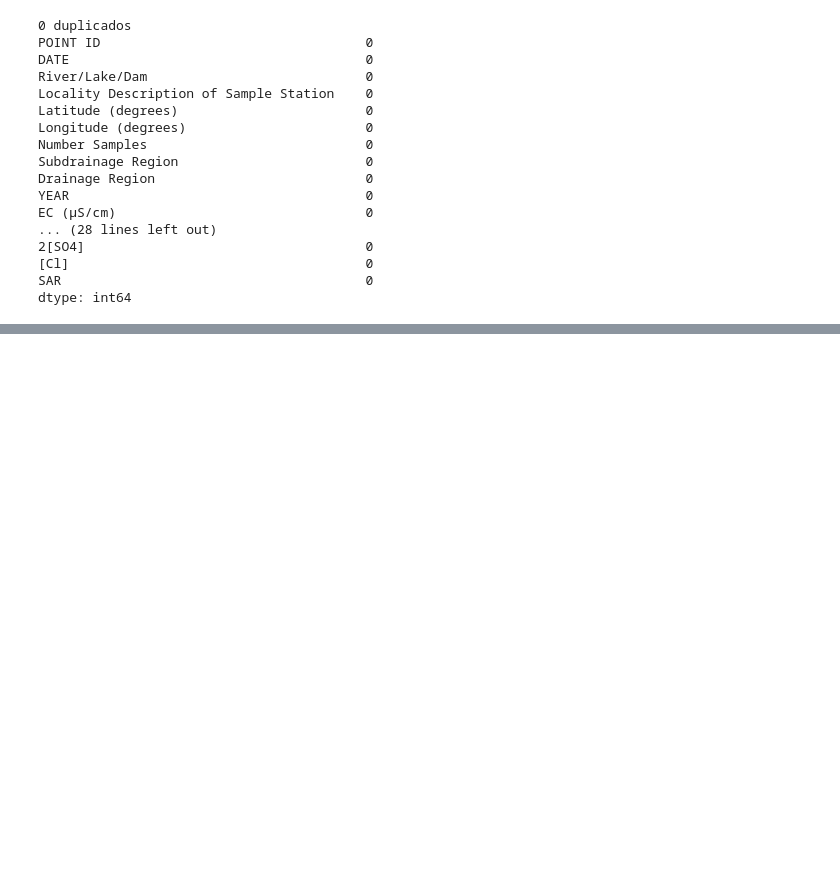
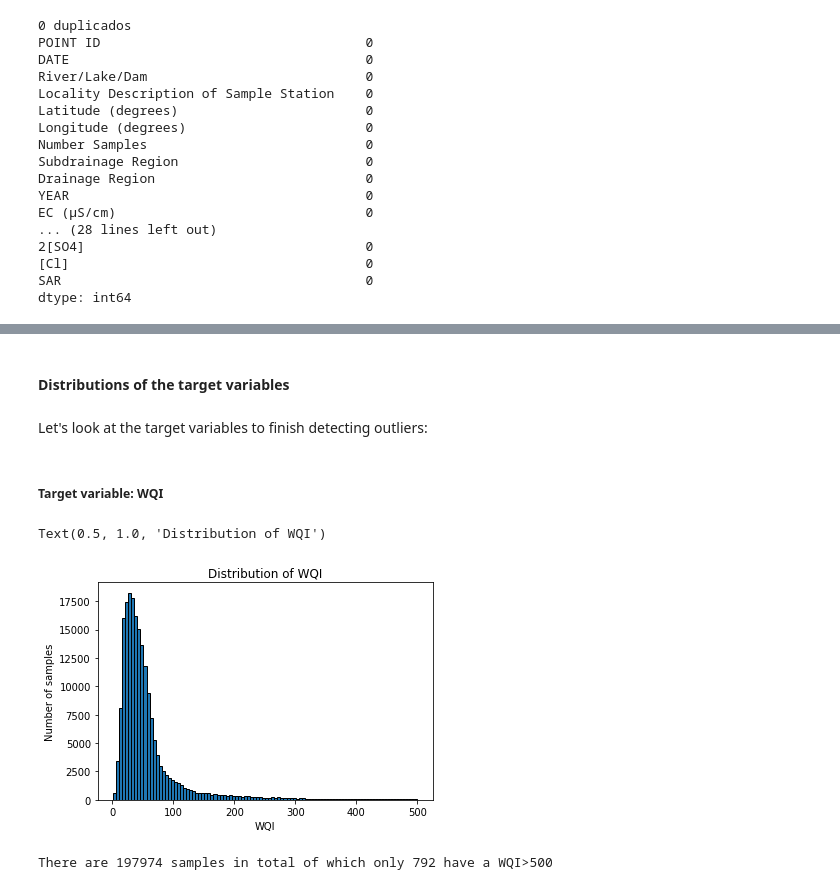
Before and after one commit to elenuskiya/TFM, a Jupyter notebook: Notebooks/00_Cleaning_manipulation_and_unification.ipynb, the cells around one changed output, grey strips where cells are left out. Cells and saved outputs as stored; diff of their text form; code cells hidden in the pictures; blank space fills up the shorter version.

```diff
--- a/Notebooks/00_Cleaning_manipulation_and_unification.ipynb
+++ b/Notebooks/00_Cleaning_manipulation_and_unification.ipynb
@@ -683,0 +733,19 @@ chemical_stations.to_excel("chemical_stations.xlsx", index=False)
+# %%
+# Create the column with the WQI values:
+chemical_stations["WQI"]=(chemical_stations["TDS (mg/L)"].apply(lambda x: x*Si["Wi*100/Si"][0])+
+                 chemical_stations["HCO3 (mg/L)"].apply(lambda x: x*Si["Wi*100/Si"][1])+
+                 chemical_stations["Cl (mg/L)"].apply(lambda x: x*Si["Wi*100/Si"][2])
+                 +chemical_stations["NO2+NO3 (mg/L)"].apply(lambda x: x*Si["Wi*100/Si"][3])+
+                chemical_stations["F (mg/L)"].apply(lambda x: x*Si["Wi*100/Si"][4])+
+                 chemical_stations["Ca (mg/L)"].apply(lambda x: x*Si["Wi*100/Si"][5])+
+                    chemical_stations["Mg (mg/L)"].apply(lambda x: x*Si["Wi*100/Si"][6])+
+                    chemical_stations["Na (mg/L)"].apply(lambda x: x*Si["Wi*100/Si"][7])+
+                   chemical_stations["K (mg/L)"].apply(lambda x: x*Si["Wi*100/Si"][8]))
+# %%
+# Create the WQI classes:
+col="WQI"
+conditions=[(chemical_stations["WQI"]<=50), (chemical_stations["WQI"]>50) & (chemical_stations["WQI"]<=100),
+            (chemical_stations["WQI"]>100) & (chemical_stations["WQI"]<=200),
+           (chemical_stations["WQI"]>200) & (chemical_stations["WQI"]<=300),chemical_stations["WQI"]>300]
+choices=["Excellent", "Good", "Poor", "Very Poor", "Unsuitable"]
+chemical_stations["Class WQI"]=np.select(conditions, choices, default=np.nan)
@@ -683,0 +768,20 @@ chemical_stations.to_excel("chemical_stations.xlsx", index=False)
+# %%
+# Create the ICI for each sample:
+chemical_stations["ICI (%)"]=chemical_stations.apply(lambda row: (row["[Cl] (mmol/L)"]+
+                                       2*row["[SO4] (mmol/L)"]+
+                                       row["[NO3] (mmol/L)"]+
+                                       3*row["[PO4] (mmol/L)"])*100
+                                         /(row["[Cl] (mmol/L)"]+
+                                       2*row["[SO4] (mmol/L)"]+
+                                       row["[NO3] (mmol/L)"]+
+                                       3*row["[PO4] (mmol/L)"]+
+                                        row["[HCO3] (mmol/L)"]),axis=1)
+# %%
+# Create the ICI classes:
+
+col="ICI (%)"
+conditions=[chemical_stations["ICI (%)"]>70,
+            (chemical_stations["ICI (%)"]>30) & (chemical_stations["ICI (%)"]<70),
+            chemical_stations[col]<30]
+choices=["Non-weathering dominated", "Mix","Rock dominance"]
+chemical_stations["Class ICI"]=np.select(conditions, choices, default=np.nan)
@@ -683,0 +798,20 @@ chemical_stations.to_excel("chemical_stations.xlsx", index=False)
+# %% [markdown]
+#### Distributions of the target variables
+# %% [markdown]
+Let's look at the target variables to finish detecting outliers:
+# %% [markdown]
+##### Target variable: WQI
+# %%
+plt.hist(chemical_stations['WQI'], bins = 100, edgecolor = 'k');
+plt.xlabel("WQI");
+plt.ylabel("Number of samples");
+plt.title("Distribution of WQI")
+# %% [output]
+Text(0.5, 1.0, 'Distribution of WQI')
+[figure, added]
+# %%
+# how many samples have a WQI> 500:
+print("There are", len(chemical_stations), "samples in total of which only",
+      len(chemical_stations[chemical_stations["WQI"]>500]), "have a WQI>500")
+# %% [output]
+There are 197974 samples in total of which only 792 have a WQI>500
```
Also changed, not shown: parts of 27 cells of this notebook.
